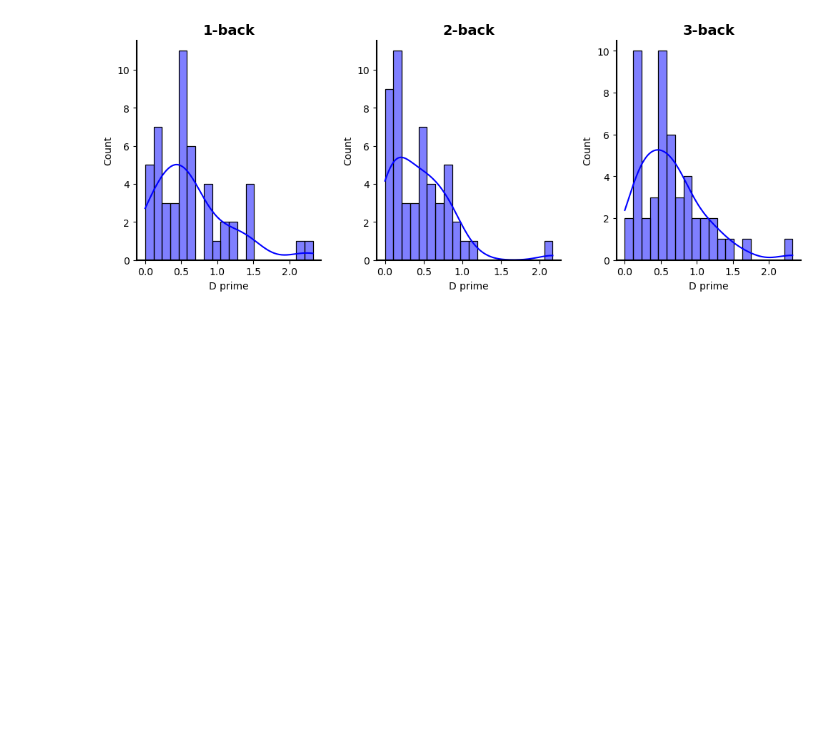
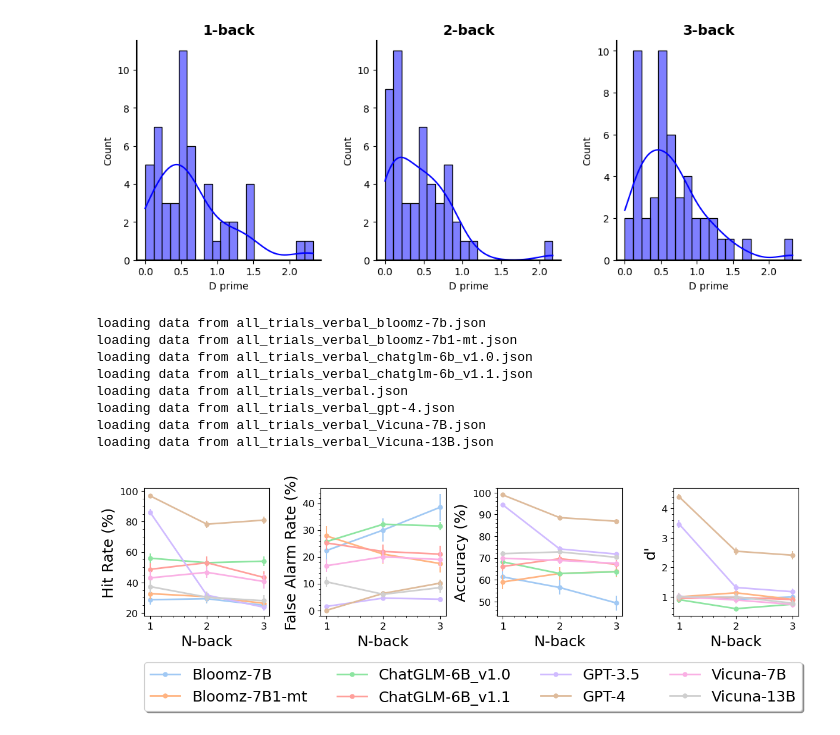
Before and after one commit to Daniel-Gong/ChatGPT-WM, a Jupyter notebook: analysis_across_exps.ipynb, the cells around one changed output. Drawn from its saved outputs; the diff is of its cells as text; code cells hidden in the pictures; blank space fills up the shorter version.

```diff
--- a/analysis_across_exps.ipynb
+++ b/analysis_across_exps.ipynb
@@ -764,3 +764,52 @@ Distribution plot for d_prime:
 [figure]
 Distribution plot for d_prime:
 [figure]
+# %%
+exps = ['all_trials_verbal_bloomz-7b.json','all_trials_verbal_bloomz-7b1-mt.json','all_trials_verbal_chatglm-6b_v1.0.json','all_trials_verbal_chatglm-6b_v1.1.json','all_trials_verbal.json','all_trials_verbal_gpt-4.json','all_trials_verbal_Vicuna-7B.json','all_trials_verbal_Vicuna-13B.json']
+spatial_exps_abstraction = load_data_from_spatial_experiments(exps)
+
+# compute summary statistics for the spatial task experiments
+summary_stats_spatial_exps_abstraction = {}
+raw_data_spatial_exps_abstraction = {}
+for exp_name in exps:
+    summary_stats_spatial_exps_abstraction[exp_name],raw_data_spatial_exps_abstraction[exp_name] = compute_summary_stats(spatial_exps_abstraction[exp_name], exp_name, n_list, blocks)
+
+# plot performance for the spatial task experiments
+fig, axes = plt.subplots(1, 4, figsize=(12, 3), sharex=True)
+axes = axes.flatten()
+palette = sns.color_palette("pastel", n_colors=8)
+line_styles = ['-', '-', '-', '-', '-', '-', '-', '-']
+
+for i, (measure, ylabel) in enumerate(zip(["hit_rate", "false_alarm_rate", "accuracy", "d_prime"],
+                                            ["Hit Rate (%)", "False Alarm Rate (%)", "Accuracy (%)", "d'"])):
+    ax = axes[i]
+    for j, (summary_stats, label) in enumerate(zip([summary_stats_spatial_exps_abstraction[exp] for exp in exps],
+                                    ["Bloomz-7B", "Bloomz-7B1-mt", "ChatGLM-6B_v1.0", "ChatGLM-6B_v1.1", "GPT-3.5", "GPT-4", "Vicuna-7B", "Vicuna-13B"])):
+
+        ax.plot(n_list, [summary_stats[n][measure]["mean"] for n in n_list], label=label,  color=palette[j], linestyle=line_styles[j], linewidth=2,marker='o', markersize=5)
+        ax.errorbar(n_list, [summary_stats[n][measure]["mean"] for n in n_list],
+                    yerr=[summary_stats[n][measure]["stderr"] for n in n_list], fmt='none',  ecolor=palette[j], alpha=1)
+
+    ax.set_ylabel(ylabel, fontsize=18)
+    ax.grid(False)
+    ax.xaxis.set_minor_locator(ticker.AutoMinorLocator())
+    ax.yaxis.set_minor_locator(ticker.AutoMinorLocator())
+    ax.tick_params(axis='both', which='both', labelsize=12)
+    ax.set_xlabel("N-back", fontsize=18)
+
+plt.tight_layout()
+plt.legend(loc='upper center', bbox_to_anchor=(-1.6, -0.3), fancybox=True, shadow=True, ncol=4, fontsize=18)
+plt.show()
+
+# save figure
+fig.savefig(os.path.join("figures", "performance_on_verbal_all_models.pdf"), format="pdf", dpi=300, bbox_inches='tight')
+# %% [output]
+loading data from all_trials_verbal_bloomz-7b.json
+loading data from all_trials_verbal_bloomz-7b1-mt.json
+loading data from all_trials_verbal_chatglm-6b_v1.0.json
+loading data from all_trials_verbal_chatglm-6b_v1.1.json
+loading data from all_trials_verbal.json
+loading data from all_trials_verbal_gpt-4.json
+loading data from all_trials_verbal_Vicuna-7B.json
+loading data from all_trials_verbal_Vicuna-13B.json
+[figure, added]
```
Also changed, not shown: 8 other files.
